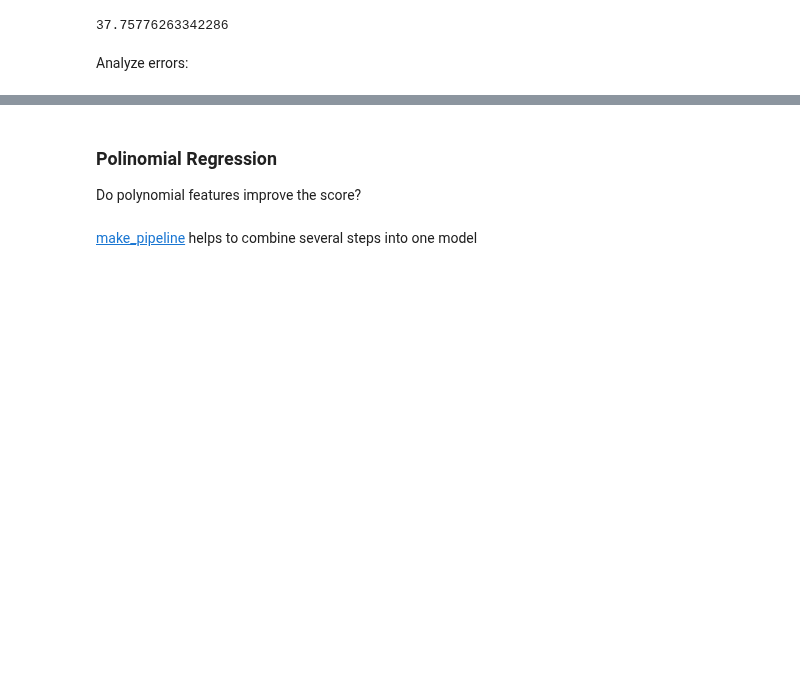
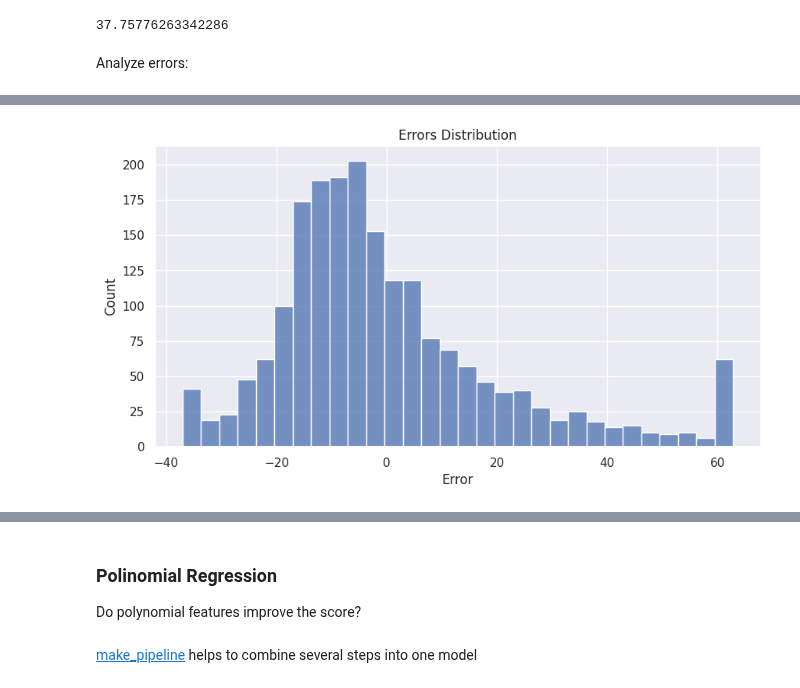
Before and after one commit to reesha-rsh/MLb4, a Jupyter notebook: Homework/Homework_4__pawpularity.ipynb, the cells around one changed output, grey strips where cells are left out. Saved outputs shown, nothing was run; the diff lists cells and outputs as text; code cells hidden in the pictures; blank space fills up the shorter version.

```diff
--- a/Homework/Homework_4__pawpularity.ipynb
+++ b/Homework/Homework_4__pawpularity.ipynb
@@ -219,0 +297,16 @@ plt.show()
+# %%
+# Calculate the errors
+errors = test['Pawpularity'] - test['pred']
+
+# Plot the histogram of errors
+sns.histplot(errors)
+
+# Set plot title and axis labels
+plt.title('Errors Distribution')
+plt.xlabel('Error')
+plt.ylabel('Count')
+
+# Display the plot
+plt.show()
+# %% [output]
+[figure, added]
```
Also changed, not shown: parts of 29 cells of this notebook.
